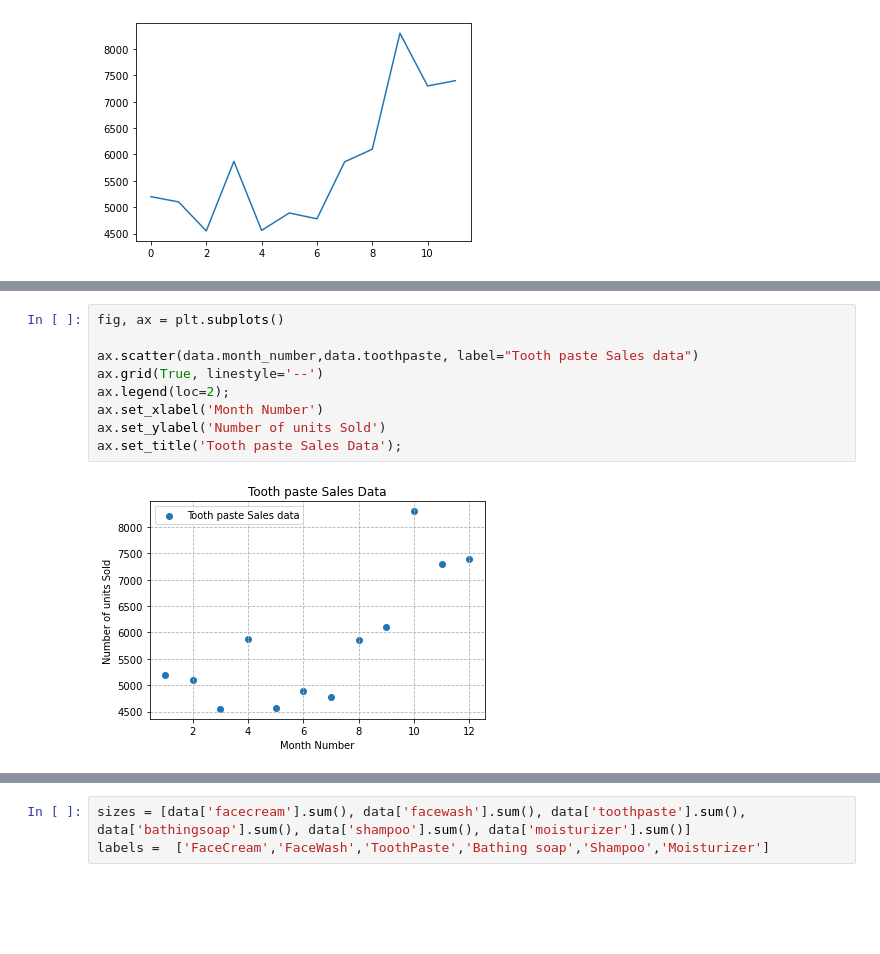
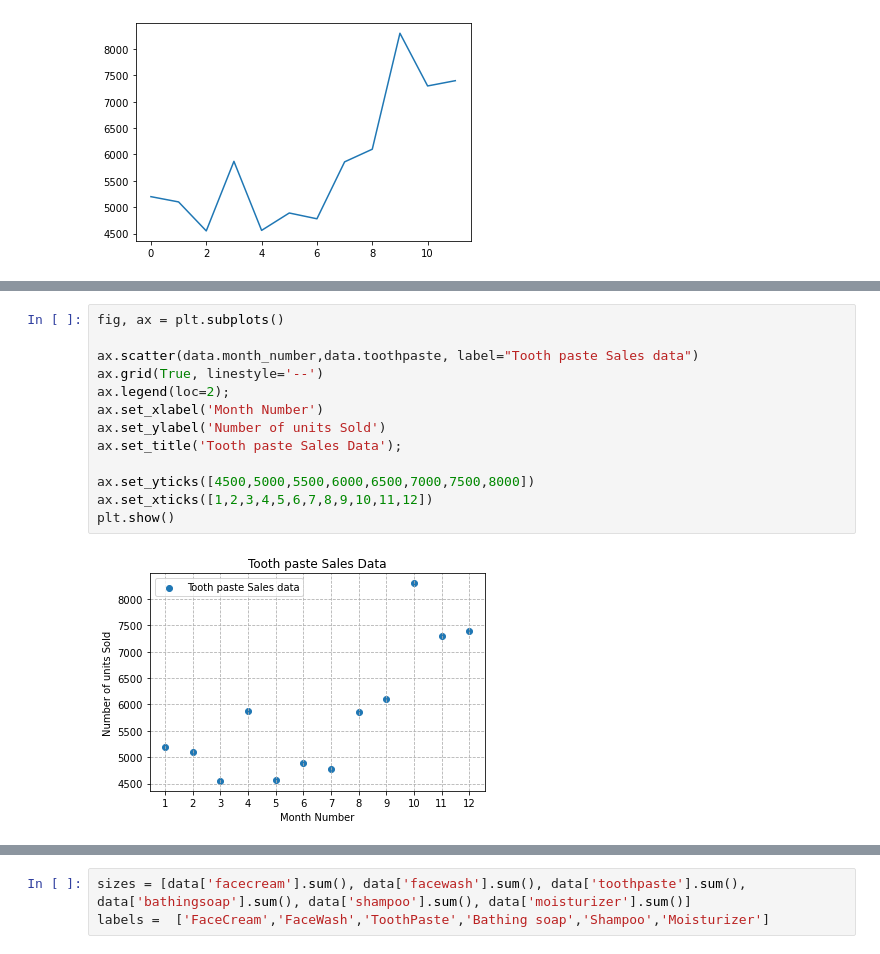
Before and after one commit to giessler10/DataScience21, a Jupyter notebook: Block_1/Assignments/1_MatplotLib.ipynb, the cells around one changed output, grey strips where cells are left out. Cells and saved outputs as stored; diff of their text form; blank space fills up the shorter version.

```diff
--- a/Block_1/Assignments/1_MatplotLib.ipynb
+++ b/Block_1/Assignments/1_MatplotLib.ipynb
@@ -113,14 +126,18 @@ Also, add a grid in the plot.
 # %%
 fig, ax = plt.subplots()
 
 ax.scatter(data.month_number,data.toothpaste, label="Tooth paste Sales data")
 ax.grid(True, linestyle='--')
 ax.legend(loc=2);
 ax.set_xlabel('Month Number')
 ax.set_ylabel('Number of units Sold')
 ax.set_title('Tooth paste Sales Data');
+
+ax.set_yticks([4500,5000,5500,6000,6500,7000,7500,8000])
+ax.set_xticks([1,2,3,4,5,6,7,8,9,10,11,12])
+plt.show()
 # %% [output]
-[figure, old version]
+[figure, new version]
 # %% [markdown]
 ## Exercise 5
 Read face cream and facewash product sales data and show it using the bar chart
```
Also changed, not shown: parts of 5 cells of this notebook.
